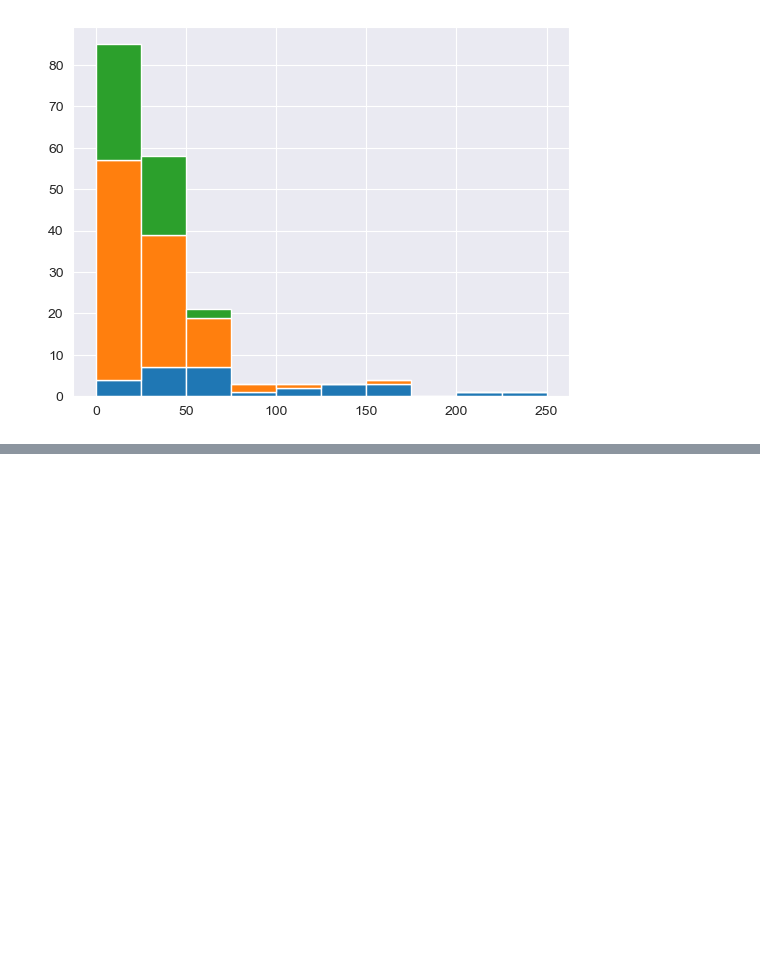
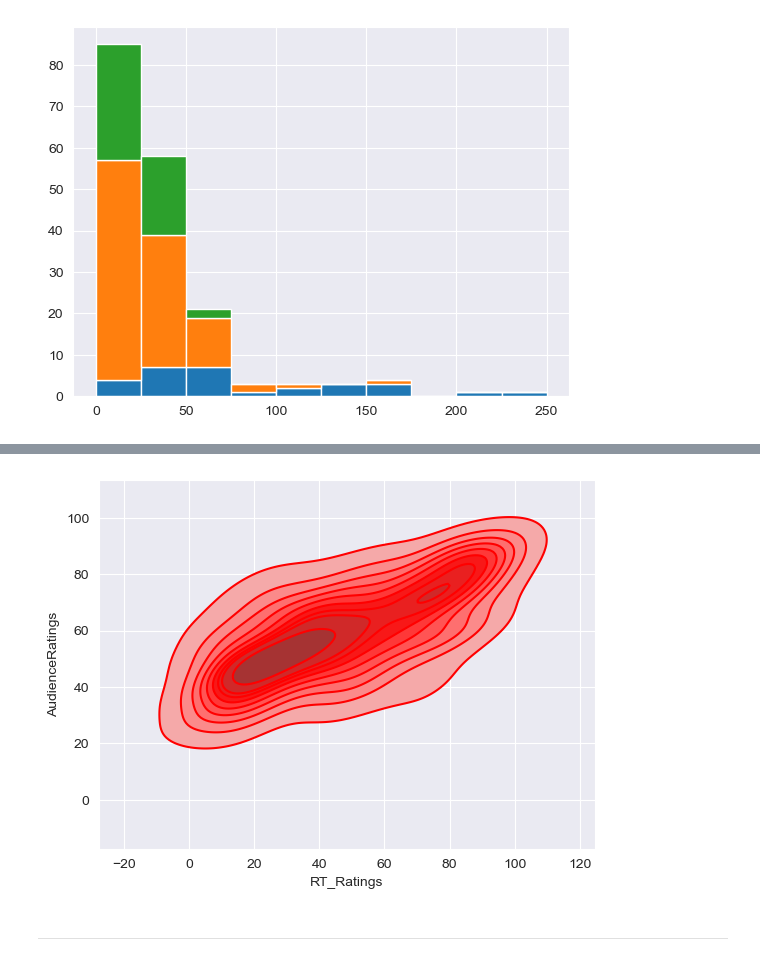
Before and after one commit to mzahid-git/python_challenges, a Jupyter notebook: Section 6 - Advanced Visualization.ipynb, the cells around one changed output, grey strips where cells are left out. Cells and saved outputs as stored; diff of their text form; code cells hidden in the pictures; blank space fills up the shorter version.

```diff
--- a/Section 6 - Advanced Visualization.ipynb
+++ b/Section 6 - Advanced Visualization.ipynb
@@ -273,0 +302,8 @@ AttributeError: 'DataFrame' object has no attribute 'categorical_variable'
+# %%
+sns.kdeplot(data=df,x=df.RT_Ratings,y=df.AudienceRatings, shade=True,shade_lowest=False, color='Red')
+sns.kdeplot(data=df,x=df.RT_Ratings,y=df.AudienceRatings, color='Red')
+plt.show()
+# %% [output]
+[figure, added]
+# %% [markdown]
+---
```
Also changed, not shown: parts of 14 cells of this notebook.
